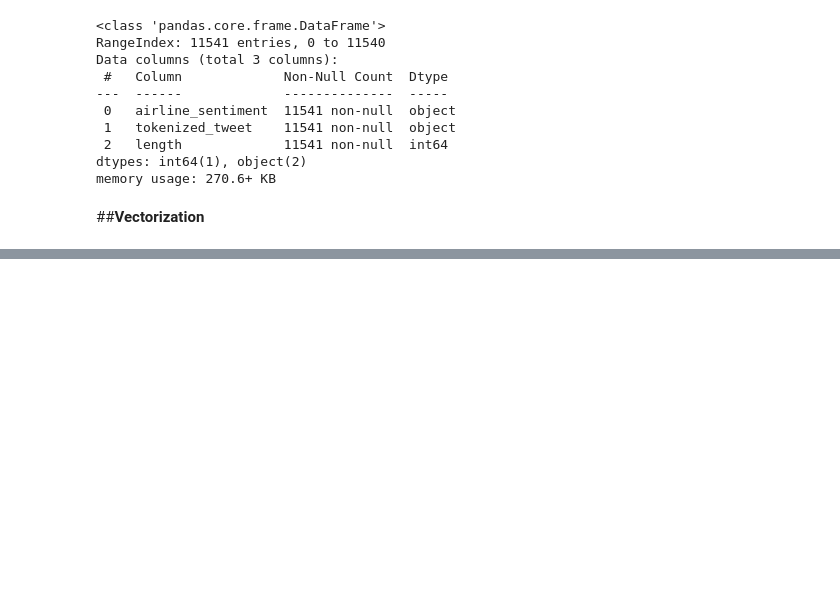
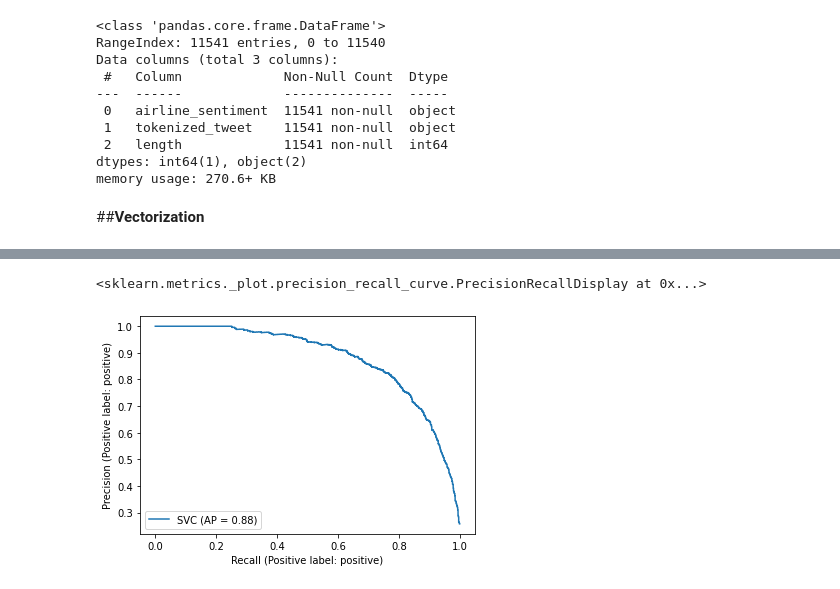
Before and after one commit to sagar2582/Sentiment-Analysis-of-Tweets, a Jupyter notebook: Tweets(Sentimental_Analysis).ipynb, the cells around one changed output, grey strips where cells are left out. Drawn from its saved outputs; the diff is of its cells as text; code cells hidden in the pictures; blank space fills up the shorter version.

```diff
--- a/Tweets(Sentimental_Analysis).ipynb
+++ b/Tweets(Sentimental_Analysis).ipynb
@@ -232,0 +278,5 @@ test_vectorized
+# %%
+metrics.plot_precision_recall_curve(clf, test_vectorized, y_test)
+# %% [output]
+<sklearn.metrics._plot.precision_recall_curve.PrecisionRecallDisplay at 0x...>
+[figure, added]
```
Also changed, not shown: parts of 25 cells of this notebook.
